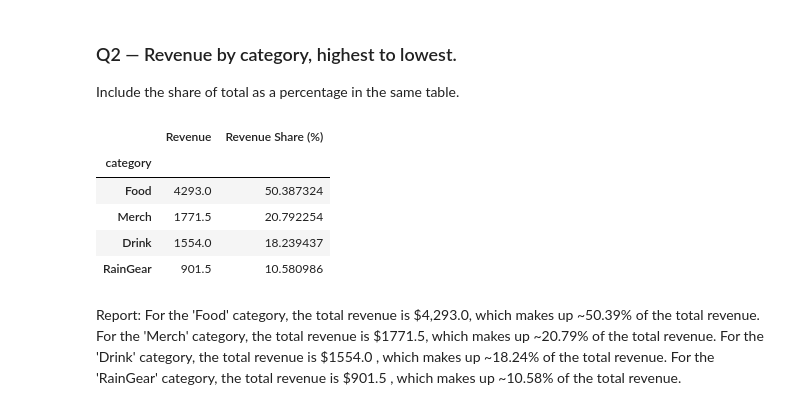
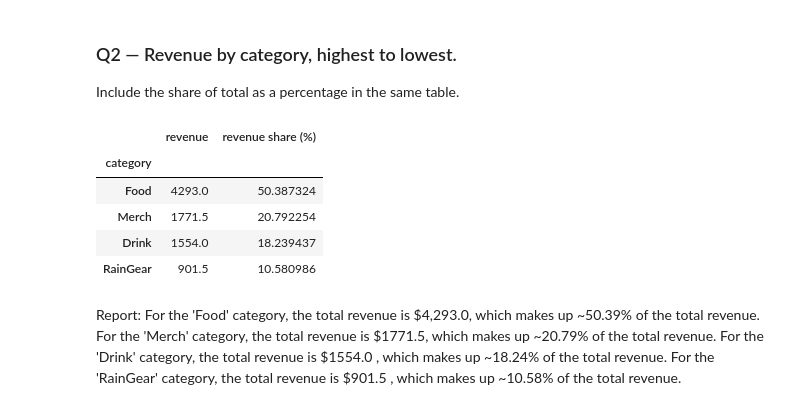
Before and after one commit to ekee7/ds2002-fa26, a Jupyter notebook: notebooks/03-pandas-cleaning/2026-09-18 — Pandas Challenge — Lab.ipynb, the cells around one changed output. Cells and saved outputs as stored; diff of their text form; code cells hidden in the pictures.

```diff
--- a/notebooks/03-pandas-cleaning/2026-09-18 — Pandas Challenge — Lab.ipynb
+++ b/notebooks/03-pandas-cleaning/2026-09-18 — Pandas Challenge — Lab.ipynb
@@ -58,18 +58,18 @@ Include the share of total as a percentage in the same table.
 # %%
 # TODO
 
 # Revenue by category
 revenue_by_category = df.groupby('category')['revenue'].sum()
 # Sort highest to lowest
 revenue_by_category = revenue_by_category.sort_values(ascending=False)
 
 # Include the share of total as a percentage in the same table
 revenue_share = revenue_by_category / revenue_by_category.sum() * 100
-by_category = pd.concat([revenue_by_category, revenue_share], axis=1, keys=['Revenue', 'Revenue Share (%)'])
+by_category = pd.concat([revenue_by_category, revenue_share], axis=1, keys=['revenue', 'revenue share (%)'])
 
 by_category
 # %% [output]
-|  | Revenue | Revenue Share (%) |
+|  | revenue | revenue share (%) |
 | category |  |  |
 | Food | 4293.0 | 50.387324 |
 | Merch | 1771.5 | 20.792254 |
```
Also changed, not shown: parts of 5 cells of this notebook.
